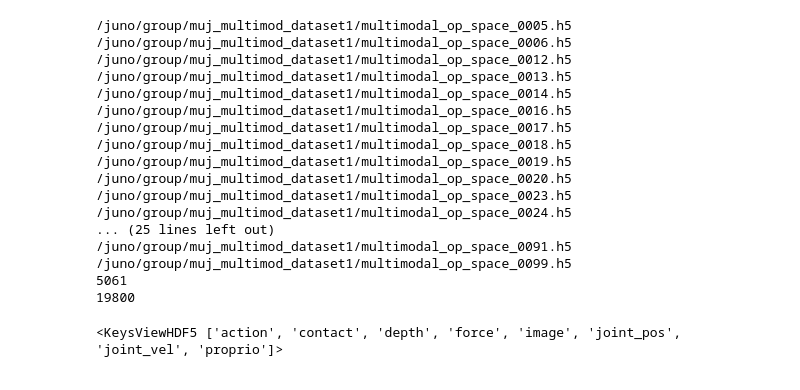
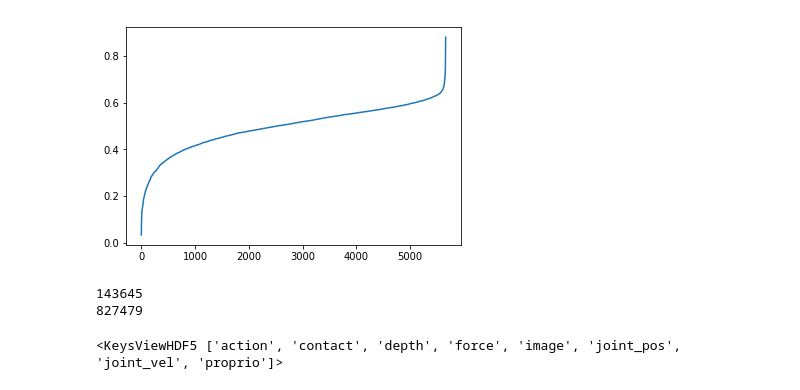
Before and after one commit to zachares/sensorimotor_search, a Jupyter notebook: supervised_learning/visualization.ipynb, the cells around one changed output. Drawn from its saved outputs; the diff is of its cells as text; code cells hidden in the pictures.

```diff
--- a/supervised_learning/visualization.ipynb
+++ b/supervised_learning/visualization.ipynb
@@ -3,39 +3,37 @@ import h5py
 import matplotlib.pyplot as plt
 import numpy as np
 # %%
-f = h5py.File("/juno/group/muj_multimod_dataset1/multimodal_op_space_0017.h5", 'r', swmr=True, libver = 'latest')
+f = h5py.File("/juno/group/muj_senssearch_dataset/multimodal_op_space_0017.h5", 'r', swmr=True, libver = 'latest')
 # %%
 contact_sum = 0
 total_points = 0
-for i in range(1,100):
-    filename = "/juno/group/muj_multimod_dataset1/multimodal_op_space_00{:02d}.h5".format(i)
+dist_list = []
+for i in range(1,5666):
+    if i == 1883 or i == 3773:
+        continue
+    filename = "/juno/group/muj_senssearch_dataset/multimodal_op_space_" + str(i).zfill(4) + ".h5"
     f = h5py.File(filename, 'r', swmr=True, libver = 'latest')
     contact_sum += np.array(f['contact']).sum()
     total_points += np.array(f['contact']).shape[0]
+    proprio = np.array(f['proprio'])[:,0:3]
+    proprio_diff = proprio[1:] - proprio[:-1]
+    dist_list.append(np.linalg.norm(proprio_diff, axis = 1).sum())
 
-    if np.sum(np.array(f['contact'])) > 0:
+    if np.linalg.norm(proprio_diff, axis = 1).sum() < 0.01:
         print(filename)
+
     f.close()
+
+dist_list.sort()
+plt.plot(range(len(dist_list)), dist_list)
+plt.show()
+
 print(contact_sum)
 print(total_points)
 # %% [output]
+[figure, added]
-/juno/group/muj_multimod_dataset1/multimodal_op_space_0005.h5
-/juno/group/muj_multimod_dataset1/multimodal_op_space_0006.h5
-/juno/group/muj_multimod_dataset1/multimodal_op_space_0012.h5
-/juno/group/muj_multimod_dataset1/multimodal_op_space_0013.h5
-/juno/group/muj_multimod_dataset1/multimodal_op_space_0014.h5
-/juno/group/muj_multimod_dataset1/multimodal_op_space_0016.h5
-/juno/group/muj_multimod_dataset1/multimodal_op_space_0017.h5
-/juno/group/muj_multimod_dataset1/multimodal_op_space_0018.h5
-/juno/group/muj_multimod_dataset1/multimodal_op_space_0019.h5
-/juno/group/muj_multimod_dataset1/multimodal_op_space_0020.h5
-/juno/group/muj_multimod_dataset1/multimodal_op_space_0023.h5
-/juno/group/muj_multimod_dataset1/multimodal_op_space_0024.h5
-... (25 lines left out)
-/juno/group/muj_multimod_dataset1/multimodal_op_space_0091.h5
-/juno/group/muj_multimod_dataset1/multimodal_op_space_0099.h5
-5061
-19800
+143645
+827479
 # %%
 f.keys()
 # %% [output]
```
Also changed, not shown: 12 other files.
